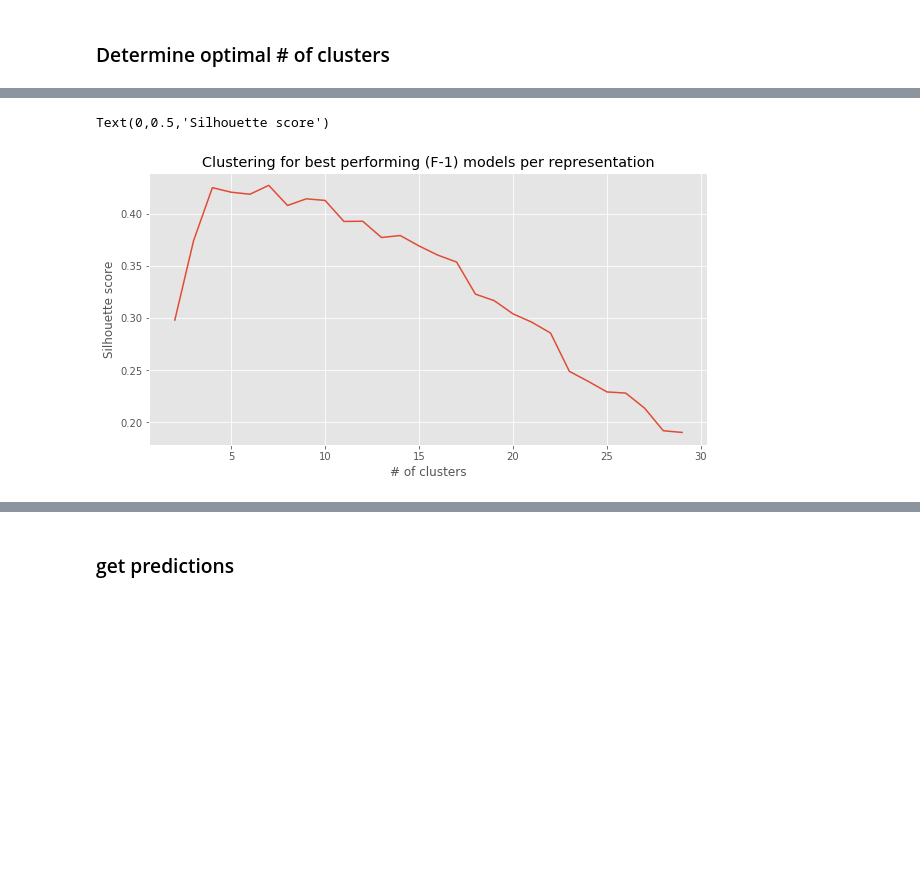
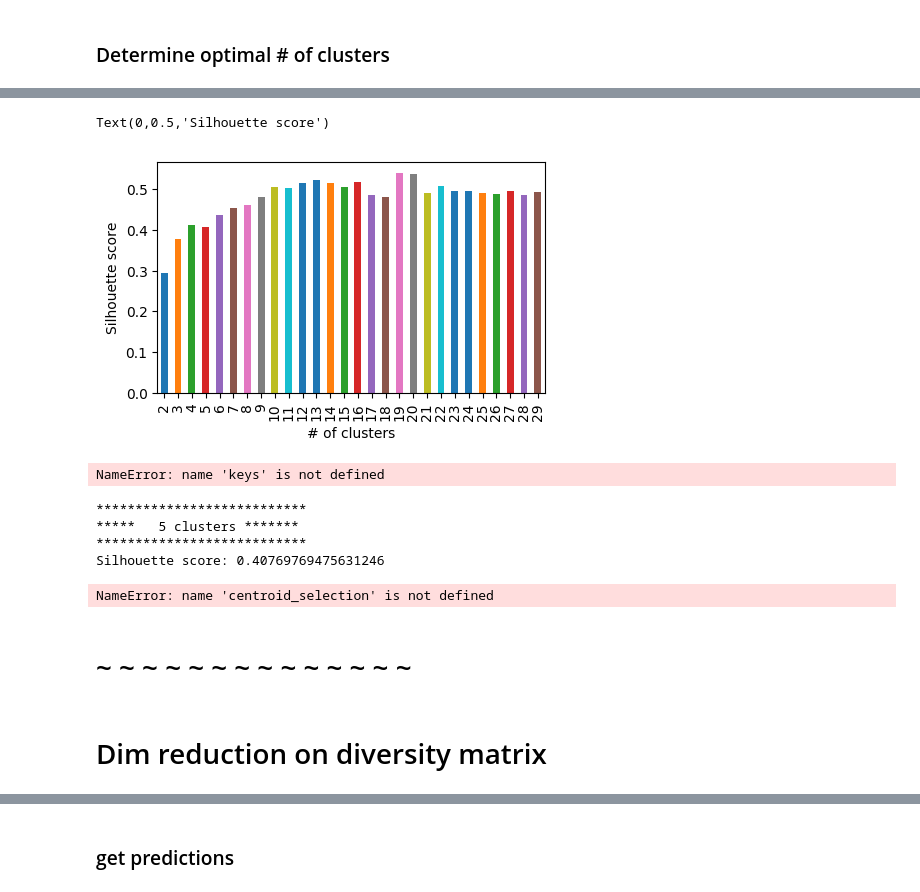
Before and after one commit to littlewine/snorkel-ml, a Jupyter notebook: my-code/classifier selection.ipynb, the cells around one changed output, grey strips where cells are left out. Cells and saved outputs as stored; diff of their text form; code cells hidden in the pictures; blank space fills up the shorter version.

Commit message:
classif selection for CDR

```diff
--- a/my-code/classifier selection.ipynb
+++ b/my-code/classifier selection.ipynb
@@ -83,4 +119,4 @@ import matplotlib.pyplot as plt
 import matplotlib.cm as cm
 import numpy as np
 # %%
-range_n_clusters = range(2,X.shape[0])
+range_n_clusters = range(2,30)
@@ -88,12 +126,12 @@ range_n_clusters = range(2,X.shape[0])
 silh_score = pd.Series(index=range_n_clusters)
 
 for n_clusters in range_n_clusters:
-
+    print "Running for %i clusters"%n_clusters
     # Initialize the clusterer with n_clusters value and a random generator
     # seed of 10 for reproducibility.
-    clusterer =  AgglomerativeClustering(n_clusters=n_clusters )
+
+    clusterer =  KMeans(n_clusters=n_clusters )
     cluster_labels = clusterer.fit_predict(X)
-
 
     silhouette_avg = silhouette_score(X, cluster_labels)
 
@@ -124,8 +160,8 @@ dtype: float64
 # %%
-plt.style.use('ggplot')
-silh_score[:2*(len(silh_score)/3)].plot(figsize=(10,5),title='Clustering for best performing (F-1) models per representation')
+plt.style.use('default')
+silh_score.plot(figsize=(5,3), kind='bar',)
 plt.xlabel('# of clusters')
 plt.ylabel('Silhouette score')
 # %% [output]
 Text(0,0.5,'Silhouette score')
-[figure, old version]
+[figure, new version]
@@ -131,0 +170,32 @@ Text(0,0.5,'Silhouette score')
+# %%
+diversity_heatmap(reduce_results_dict(results_dict,keys),diagonal_key='f1+',plot_model_names=False)
+# %% [output]
+NameError: name 'keys' is not defined
+# %%
+for n_clusters in [5,10,13,15, 20 ,21]:
+    save_path = path_base_learners+'/KMeansPeaks/'+str(n_clusters)+'clusters.pickle'
+
+    print '***************************'
+    print '*****   %i clusters *******'%n_clusters
+    print '***************************'
+
+    print 'Silhouette score:', silh_score.loc[n_clusters]
+
+    keys = centroid_selection(X,KMeans(n_clusters=n_clusters))
+    for key in keys:
+        print key , results_dict[key]['f1+']
+
+
+    with open(save_path, 'wb') as f:
+        pickle.dump(reduce_results_dict(results_dict,keys), f)
+    print '\n\n'
+# %% [output]
+***************************
+*****   5 clusters *******
+***************************
+Silhouette score: 0.40769769475631246
+NameError: name 'centroid_selection' is not defined
+# %% [markdown]
+# ~ ~ ~ ~ ~ ~ ~ ~ ~ ~ ~ ~ ~ ~
+# %% [markdown]
+# Dim reduction on diversity matrix
```
Also changed, not shown: parts of 94 cells of this notebook.
